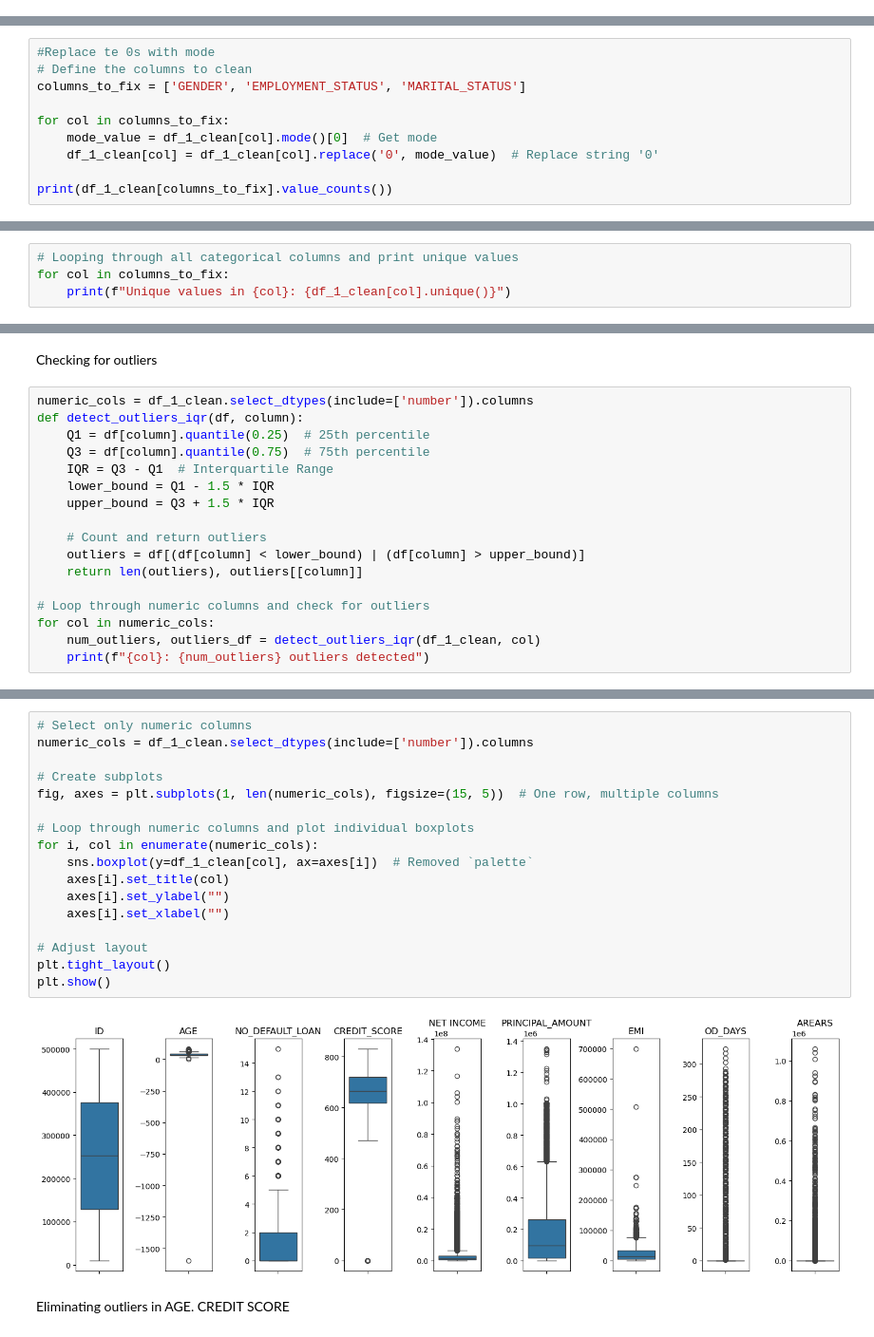
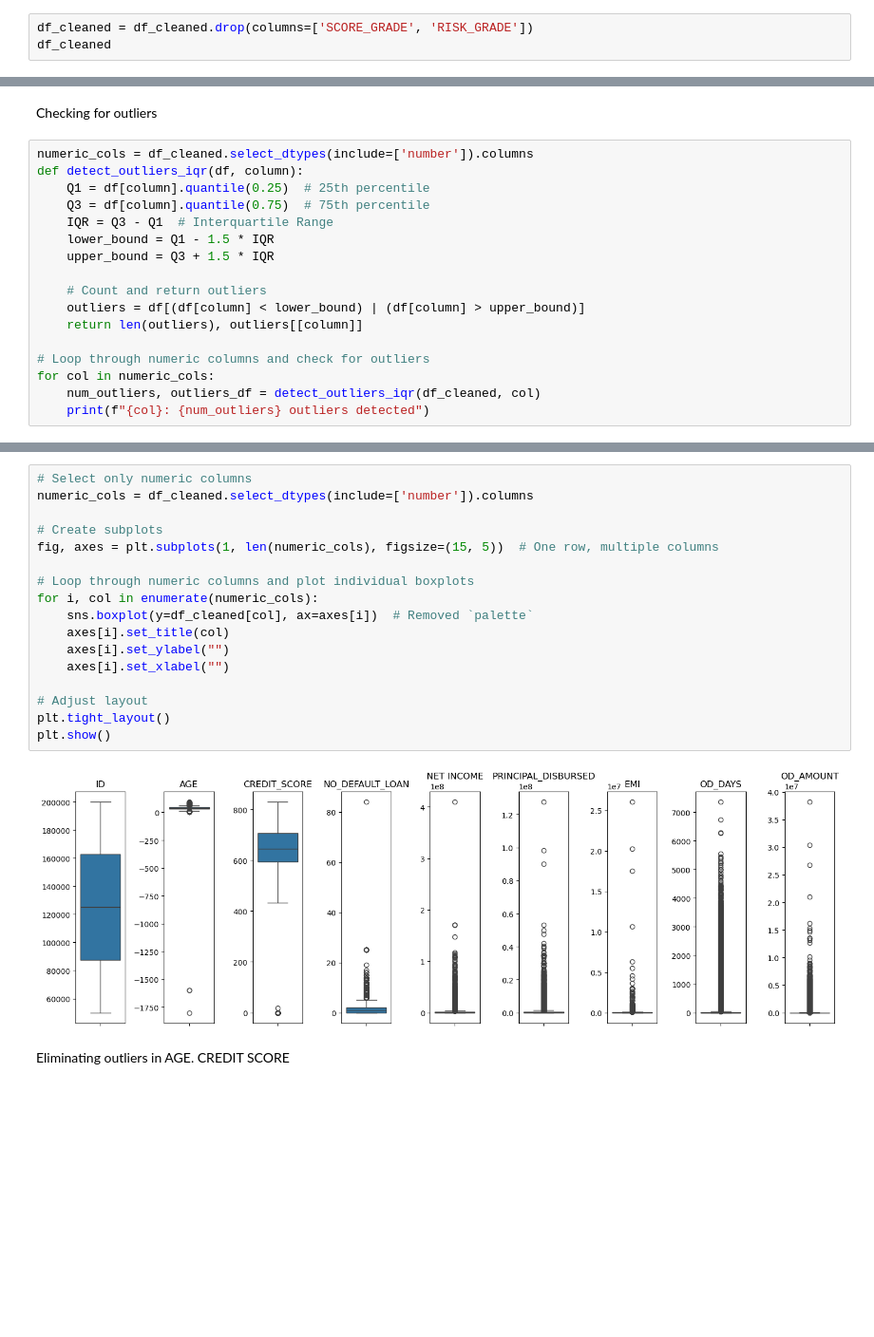
Before and after one commit to AlexIrungu/DSC-CapstoneProject, a Jupyter notebook: notebooks/Amani.ipynb, the cells around one changed output, grey strips where cells are left out. Shown at 95% size. Cells and saved outputs as stored; diff of their text form; blank space fills up the shorter version.

```diff
--- a/notebooks/Amani.ipynb
+++ b/notebooks/Amani.ipynb
@@ -438,0 +276,3 @@ df_1_clean
+# %%
+df_cleaned = df_cleaned.drop(columns=['SCORE_GRADE', 'RISK_GRADE'])
+df_cleaned
@@ -466,10 +315,0 @@ df_1_clean.select_dtypes(include='object').apply(lambda x: x.value_counts().sort
-# %%
-#Replace te 0s with mode
-# Define the columns to clean
-columns_to_fix = ['GENDER', 'EMPLOYMENT_STATUS', 'MARITAL_STATUS']
-
-for col in columns_to_fix:
-    mode_value = df_1_clean[col].mode()[0]  # Get mode
-    df_1_clean[col] = df_1_clean[col].replace('0', mode_value)  # Replace string '0'
-
-print(df_1_clean[columns_to_fix].value_counts())
@@ -494,4 +315,0 @@ Name: count, dtype: int64
-# %%
-# Looping through all categorical columns and print unique values
-for col in columns_to_fix:
-    print(f"Unique values in {col}: {df_1_clean[col].unique()}")
@@ -502,7 +316,7 @@ Unique values in MARITAL_STATUS: ['MARRIED' 'SINGLE' 'OTHER' 'WIDOWED' 'DIVORCED
 # %% [markdown]
 Checking for outliers
 # %%
-numeric_cols = df_1_clean.select_dtypes(include=['number']).columns
+numeric_cols = df_cleaned.select_dtypes(include=['number']).columns
 def detect_outliers_iqr(df, column):
     Q1 = df[column].quantile(0.25)  # 25th percentile
     Q3 = df[column].quantile(0.75)  # 75th percentile
@@ -516,7 +330,7 @@ def detect_outliers_iqr(df, column):
 
 # Loop through numeric columns and check for outliers
 for col in numeric_cols:
-    num_outliers, outliers_df = detect_outliers_iqr(df_1_clean, col)
+    num_outliers, outliers_df = detect_outliers_iqr(df_cleaned, col)
     print(f"{col}: {num_outliers} outliers detected")
 # %% [output]
 ID: 0 outliers detected
@@ -531,22 +345,22 @@ AREARS: 3765 outliers detected
 # %%
 # Select only numeric columns
-numeric_cols = df_1_clean.select_dtypes(include=['number']).columns
+numeric_cols = df_cleaned.select_dtypes(include=['number']).columns
 
 # Create subplots
 fig, axes = plt.subplots(1, len(numeric_cols), figsize=(15, 5))  # One row, multiple columns
 
 # Loop through numeric columns and plot individual boxplots
 for i, col in enumerate(numeric_cols):
-    sns.boxplot(y=df_1_clean[col], ax=axes[i])  # Removed `palette`
+    sns.boxplot(y=df_cleaned[col], ax=axes[i])  # Removed `palette`
     axes[i].set_title(col)
     axes[i].set_ylabel("")
     axes[i].set_xlabel("")
 
 # Adjust layout
 plt.tight_layout()
 plt.show()
 # %% [output]
-[figure, old version]
+[figure, new version]
 # %% [markdown]
 Eliminating outliers in AGE. CREDIT SCORE
 # %%
```
Also changed, not shown: parts of 32 cells of this notebook.
